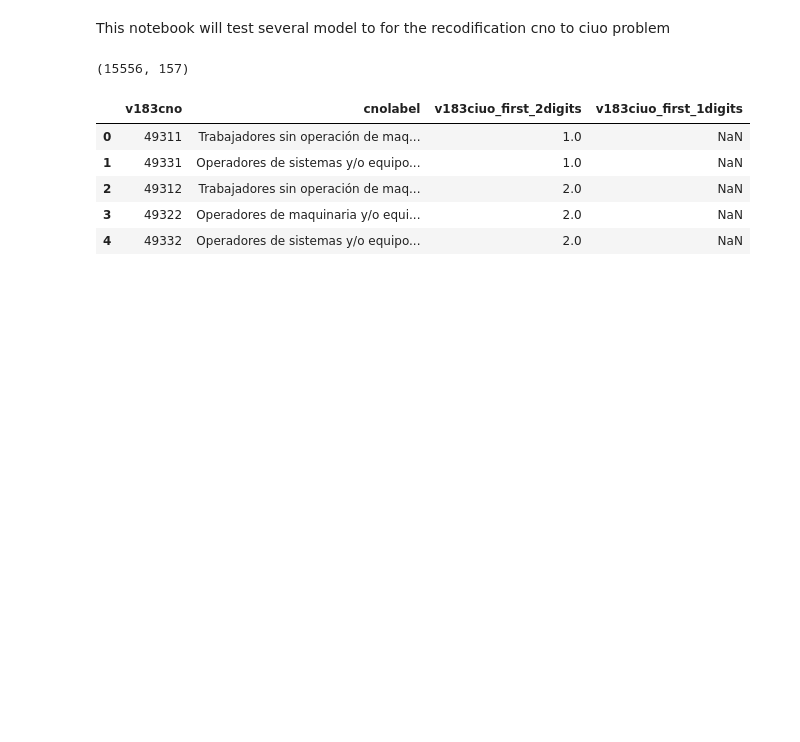
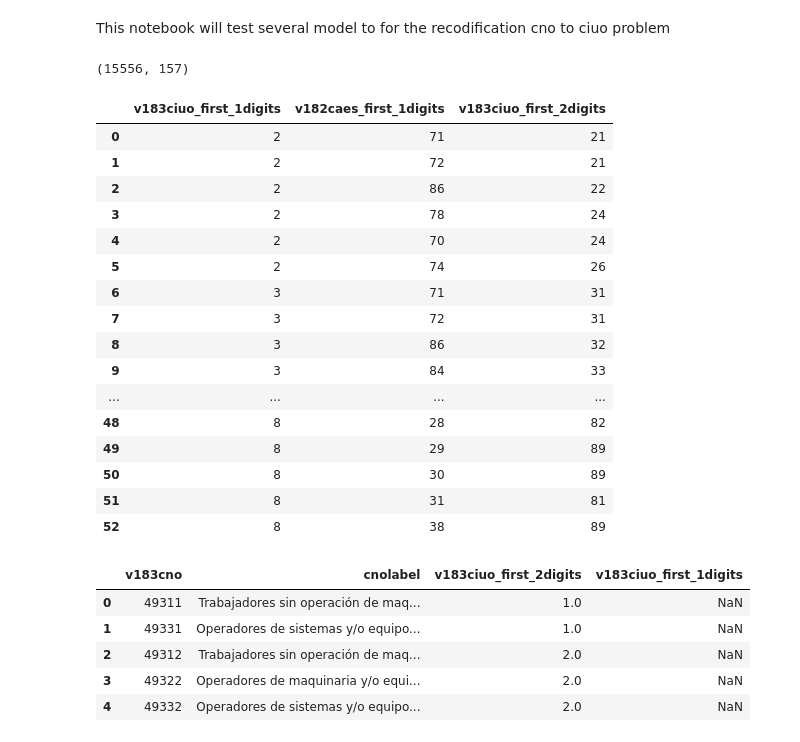
Before and after one commit to aaronbernal28/labor_market_structure_arg, a Jupyter notebook: notebooks/eph_tests.ipynb, the cells around one changed output. Cells and saved outputs as stored; diff of their text form; code cells hidden in the pictures; blank space fills up the shorter version.

```diff
--- a/notebooks/eph_tests.ipynb
+++ b/notebooks/eph_tests.ipynb
@@ -14,6 +14,27 @@ df["v183ciuo"] = df["v183ciuo"] - 10000
 #df["v183ciuo_last_2digits"] = (df["v183ciuo"] % 100)
 # %% [output]
 (15556, 157)
+# %%
+caes_ciuo_relation_df = pd.read_csv("../data/raw/caes_to_ciuo_first_2digits_relation.csv")
+caes_ciuo_relation_df
+# %% [output]
+|  | v183ciuo_first_1digits | v182caes_first_1digits | v183ciuo_first_2digits |
+| 0 | 2 | 71 | 21 |
+| 1 | 2 | 72 | 21 |
+| 2 | 2 | 86 | 22 |
+| 3 | 2 | 78 | 24 |
+| 4 | 2 | 70 | 24 |
+| 5 | 2 | 74 | 26 |
+| 6 | 3 | 71 | 31 |
+| 7 | 3 | 72 | 31 |
+| 8 | 3 | 86 | 32 |
+| 9 | 3 | 84 | 33 |
+| ... | ... | ... | ... |
+| 48 | 8 | 28 | 82 |
+| 49 | 8 | 29 | 89 |
+| 50 | 8 | 30 | 89 |
+| 51 | 8 | 31 | 81 |
+| 52 | 8 | 38 | 89 |
 # %%
 nodelist_cno_df = pd.read_csv("../data/raw/nodelist_cno.csv")
 #nodelist_cno_df["v183ciuo_first_2digits"] = nodelist_cno_df["v183ciuo_first_2digits"].astype(int)
```
Also changed, not shown: parts of 1 cell of this notebook.
